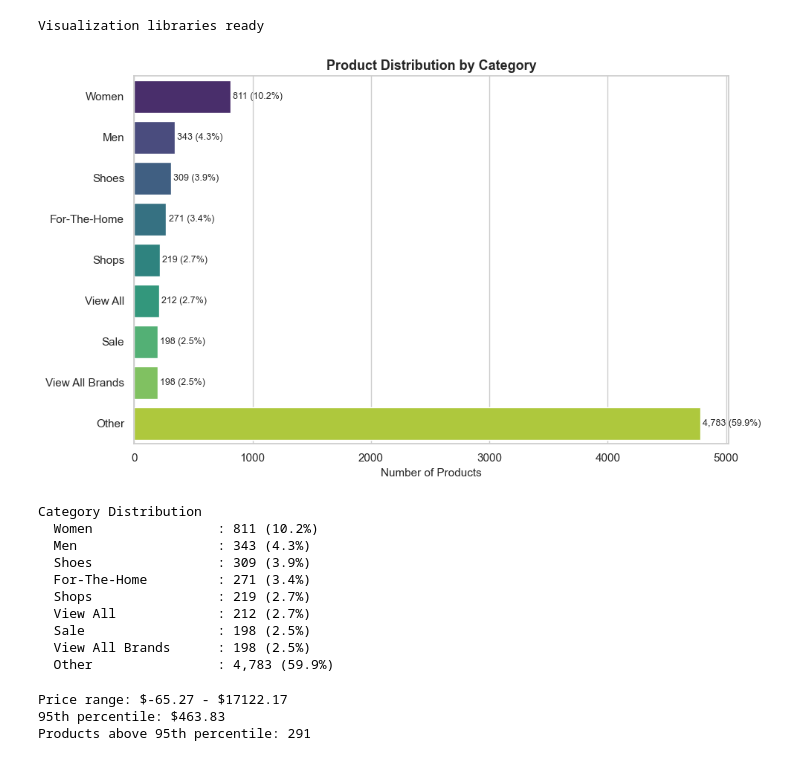
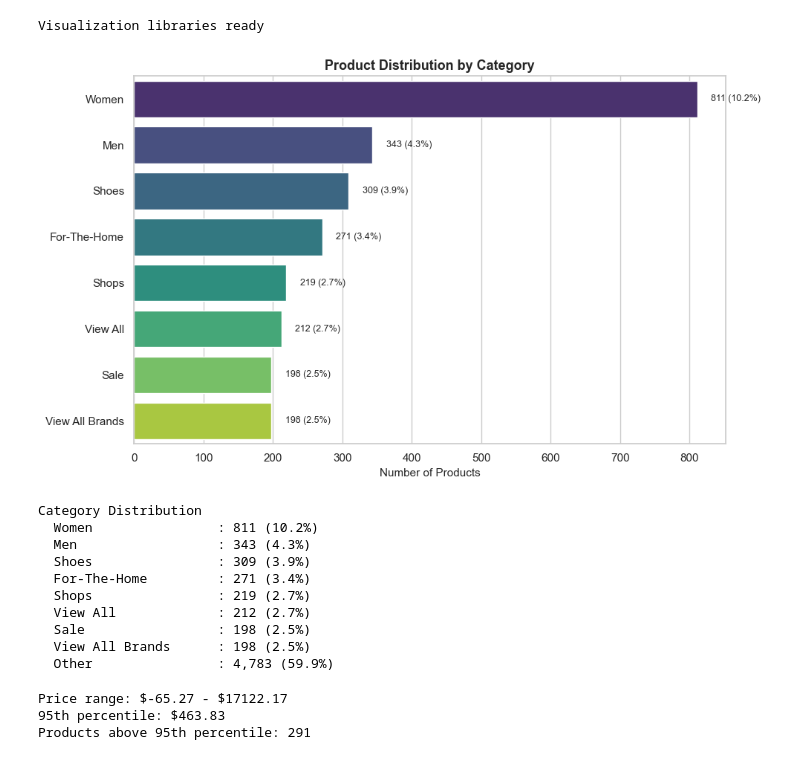
Before and after one commit to baqarjafri/python_data_assignment, a Jupyter notebook: 3539856_BD2.ipynb, the cells around one changed output. Cells and saved outputs as stored; diff of their text form; code cells hidden in the pictures.

```diff
--- a/3539856_BD2.ipynb
+++ b/3539856_BD2.ipynb
@@ -201,34 +223,41 @@ print("Visualization libraries ready")
 # %% [output]
 Visualization libraries ready
 # %%
-# Show the main product categories and their distribution.
-# Top 8 categories displayed, rest grouped as "Other".
+# Show the main product categories and their distribution
+# Get the top 8 categories, group the rest as "Other"
 
 cat_counts = products["category"].value_counts()
 top_8 = cat_counts.head(8)
+
+# Calculate how many products are in "Other" category
 other_count = cat_counts[8:].sum()
 
-plot_data = pd.concat([top_8, pd.Series({"Other": other_count})])
+# Create a simple bar chart
+fig, ax = plt.subplots(figsize=(10, 6))
 
-fig, ax = plt.subplots(figsize=(10, 6))
-sns.barplot(x=plot_data.values, y=plot_data.index, palette="viridis", ax=ax)
+# Plot top 8 categories
+sns.barplot(x=top_8.values, y=top_8.index, palette="viridis", ax=ax)
 ax.set_xlabel("Number of Products", fontsize=11)
 ax.set_ylabel("")
 ax.set_title("Product Distribution by Category", fontsize=13, fontweight="bold")
 
-for i, (cat, count) in enumerate(plot_data.items()):
+# Add count labels on bars
+for i in range(len(top_8)):
+    count = top_8.values[i]
     pct = count / len(products) * 100
     ax.text(count + 20, i, f"{count:,} ({pct:.1f}%)", va="center", fontsize=9)
 
 plt.tight_layout()
 plt.show()
 
+# Print the summary
 print("Category Distribution")
-for cat, count in plot_data.items():
+for cat, count in top_8.items():
     pct = count / len(products) * 100
     print(f"  {cat:20s} : {count:,} ({pct:.1f}%)")
+print(f"  {'Other':20s} : {other_count:,} ({other_count/len(products)*100:.1f}%)")
 # %% [output]
-[figure, old version]
+[figure, new version]
 Category Distribution
   Women                : 811 (10.2%)
   Men                  : 343 (4.3%)
```
Also changed, not shown: parts of 9 cells of this notebook.
